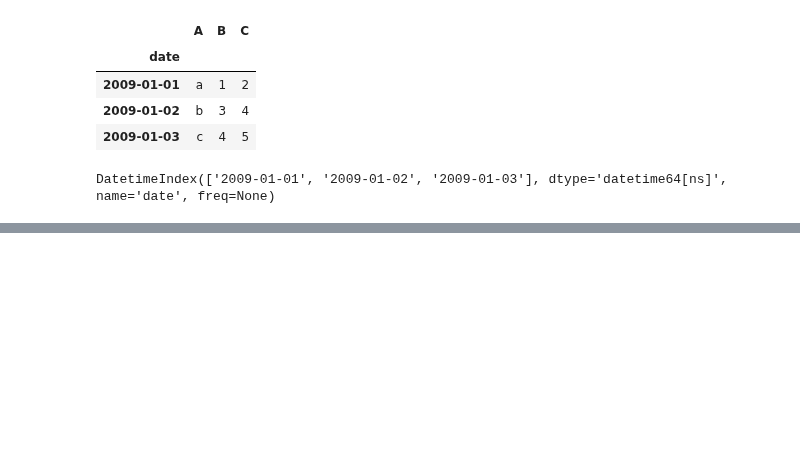
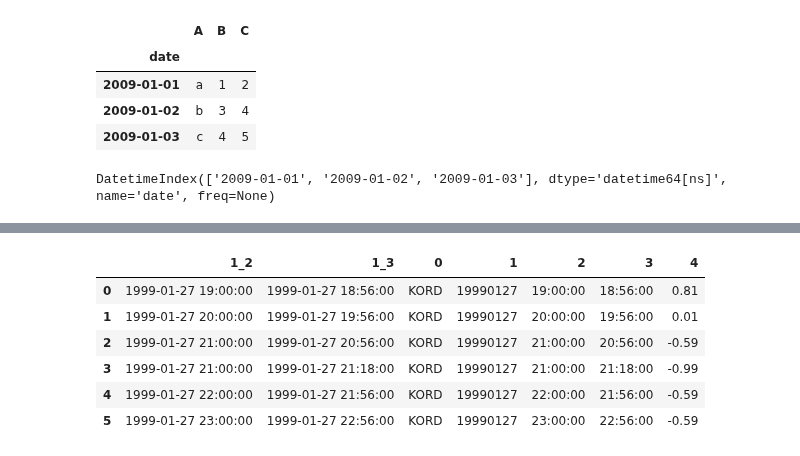
Before and after one commit to ilyak93/self-studying, a Jupyter notebook: DataEngineering/pandas/pandas_IO_tools.ipynb, the cells around one changed output, grey strips where cells are left out. Drawn from its saved outputs; the diff is of its cells as text; code cells hidden in the pictures; blank space fills up the shorter version.

```diff
--- a/DataEngineering/pandas/pandas_IO_tools.ipynb
+++ b/DataEngineering/pandas/pandas_IO_tools.ipynb
@@ -609,0 +646,14 @@ DatetimeIndex(['2009-01-01', '2009-01-02', '2009-01-03'], dtype='datetime64[ns]'
+# %%
+df = pd.read_csv(
+
+    "tmp.csv", header=None, parse_dates=[[1, 2], [1, 3]], keep_date_col=True
+)
+df
+# %% [output]
+|  | 1_2 | 1_3 | 0 | 1 | 2 | 3 | 4 |
+| 0 | 1999-01-27 19:00:00 | 1999-01-27 18:56:00 | KORD | 19990127 | 19:00:00 | 18:56:00 | 0.81 |
+| 1 | 1999-01-27 20:00:00 | 1999-01-27 19:56:00 | KORD | 19990127 | 20:00:00 | 19:56:00 | 0.01 |
+| 2 | 1999-01-27 21:00:00 | 1999-01-27 20:56:00 | KORD | 19990127 | 21:00:00 | 20:56:00 | -0.59 |
+| 3 | 1999-01-27 21:00:00 | 1999-01-27 21:18:00 | KORD | 19990127 | 21:00:00 | 21:18:00 | -0.99 |
+| 4 | 1999-01-27 22:00:00 | 1999-01-27 21:56:00 | KORD | 19990127 | 22:00:00 | 21:56:00 | -0.59 |
+| 5 | 1999-01-27 23:00:00 | 1999-01-27 22:56:00 | KORD | 19990127 | 23:00:00 | 22:56:00 | -0.59 |
```
Also changed, not shown: parts of 5 cells of this notebook.
